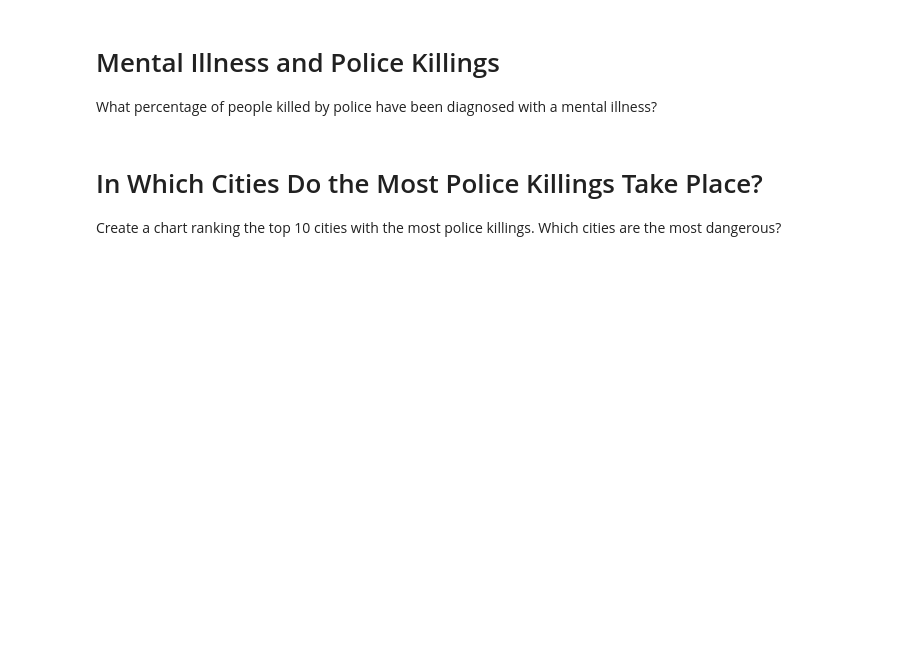
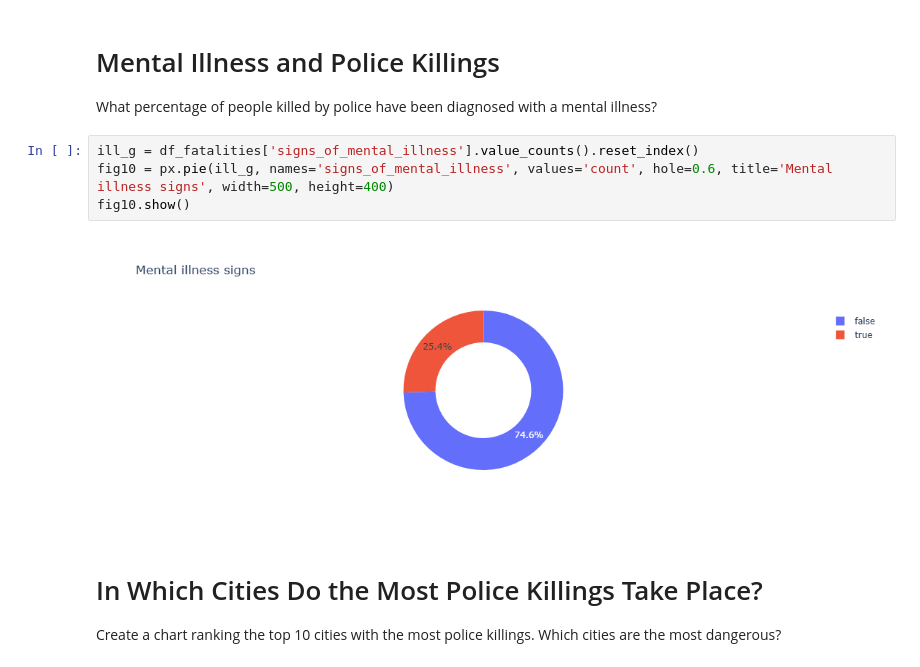
Before and after one commit to Bill-khk/Data-analysis, a Jupyter notebook: FatalForce/Fatal_Force.ipynb, the cells around one changed output. Saved outputs shown, nothing was run; the diff lists cells and outputs as text; blank space fills up the shorter version.

```diff
--- a/FatalForce/Fatal_Force.ipynb
+++ b/FatalForce/Fatal_Force.ipynb
@@ -467,6 +472,12 @@ Create a chart that shows the total number of people killed by race.
 # Mental Illness and Police Killings
 
 What percentage of people killed by police have been diagnosed with a mental illness?
+# %%
+ill_g = df_fatalities['signs_of_mental_illness'].value_counts().reset_index()
+fig10 = px.pie(ill_g, names='signs_of_mental_illness', values='count', hole=0.6, title='Mental illness signs', width=500, height=400)
+fig10.show()
+# %% [output]
+[figure, added]
 # %% [markdown]
 # In Which Cities Do the Most Police Killings Take Place?
 
```
Also changed, not shown: parts of 2 cells of this notebook.
